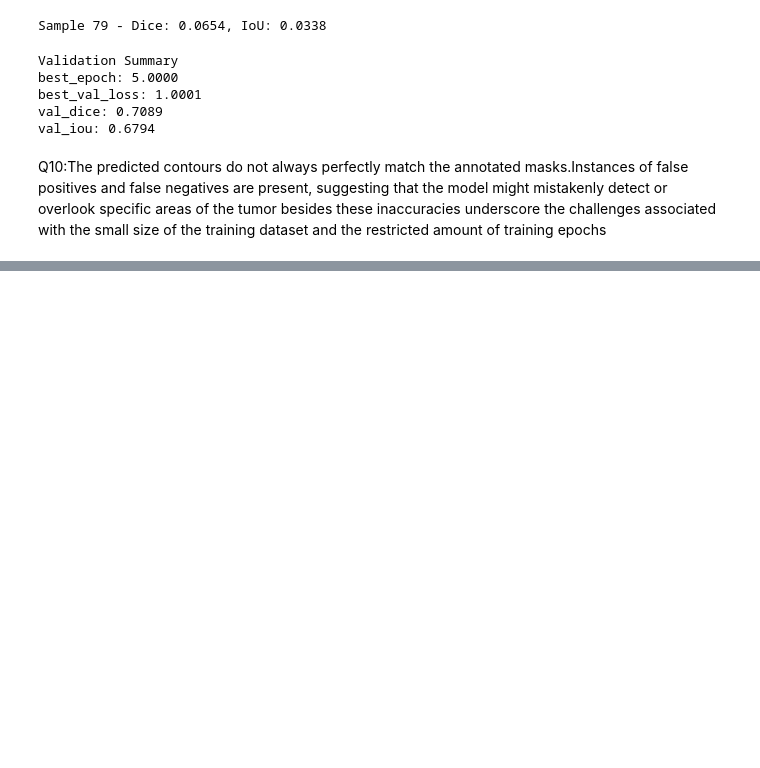
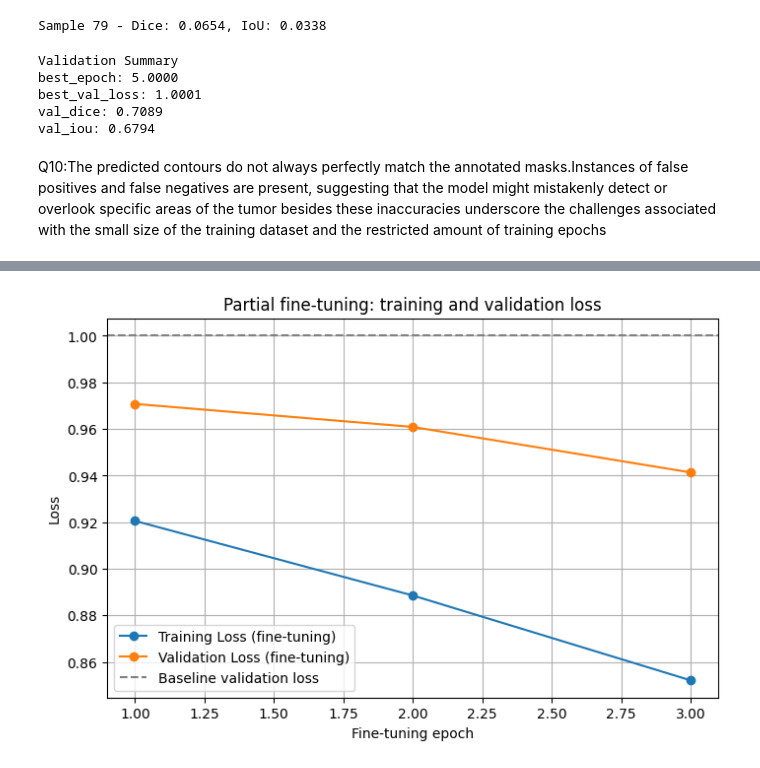
Before and after one commit to benameur21/Brain-Tumor-Segmentation-UNet-TL, a Jupyter notebook: Brain_tumor.ipynb, the cells around one changed output, grey strips where cells are left out. Cells and saved outputs as stored; diff of their text form; code cells hidden in the pictures; blank space fills up the shorter version.

Commit message:
feat: implement partial fine-tuning of ResNet34 encoder

```diff
--- a/Brain_tumor.ipynb
+++ b/Brain_tumor.ipynb
@@ -1190,0 +1257,14 @@ Q10:The predicted contours do not always perfectly match the annotated masks.Ins
+# %%
+base_dice, base_iou, has_tumor = evaluate_per_image(model, val_loader, DEVICE)
+base_res = summarize(base_dice, base_iou, has_tumor)
+base_val_loss, _, _ = validate_one_epoch(model, val_loader, DEVICE)
+
+print("Baseline  | val loss :", round(base_val_loss, 4))
+print("Baseline  | Dice     :", round(base_res["dice"], 4), "(Part A:", round(validation_summary["val_dice"], 4), ")")
+print("Baseline  | IoU      :", round(base_res["iou"], 4), "(Part A:", round(validation_summary["val_iou"], 4), ")")
+print("Baseline  | Dice on images with a tumor:", round(base_res["dice_tumor"], 4))
+print(f"Validation images with a tumor: {has_tumor.sum()} / {len(has_tumor)}")
+
+assert abs(base_res["dice"] - validation_summary["val_dice"]) < 5e-3, "Validation subset differs from Part A!"
+
+baseline_model = copy.deepcopy(model).eval()
@@ -1190,0 +1318,16 @@ Q10:The predicted contours do not always perfectly match the annotated masks.Ins
+# %%
+layer4_params = list(model.encoder.layer4.parameters())
+decoder_head_params = (list(model.decoder.parameters())
+                       + list(model.segmentation_head.parameters()))
+
+optimizer_ft = torch.optim.AdamW([
+    {"params": layer4_params,       "lr": 1e-5},
+    {"params": decoder_head_params, "lr": 1e-4},
+])
+
+opt_ids = {id(p) for g in optimizer_ft.param_groups for p in g["params"]}
+trainable_ids = {id(p) for p in model.parameters() if p.requires_grad}
+assert opt_ids == trainable_ids
+
+for i, g in enumerate(optimizer_ft.param_groups):
+    print(f"Group {i}: lr = {g['lr']}, tensors = {len(g['params'])}, parameters = {count(g['params'])}")
@@ -1190,0 +1393,13 @@ Q10:The predicted contours do not always perfectly match the annotated masks.Ins
+# %%
+plt.figure(figsize=(8, 5))
+plt.plot(range(1, FT_EPOCHS + 1), history_ft["train_loss"], marker="o", label="Training Loss (fine-tuning)")
+plt.plot(range(1, FT_EPOCHS + 1), history_ft["val_loss"], marker="o", label="Validation Loss (fine-tuning)")
+plt.axhline(base_val_loss, color="gray", linestyle="--", label="Baseline validation loss")
+plt.xlabel("Fine-tuning epoch")
+plt.ylabel("Loss")
+plt.title("Partial fine-tuning: training and validation loss")
+plt.legend()
+plt.grid(True)
+plt.show()
+# %% [output]
+[figure, added]
```
Also changed, not shown: parts of 21 cells of this notebook.
